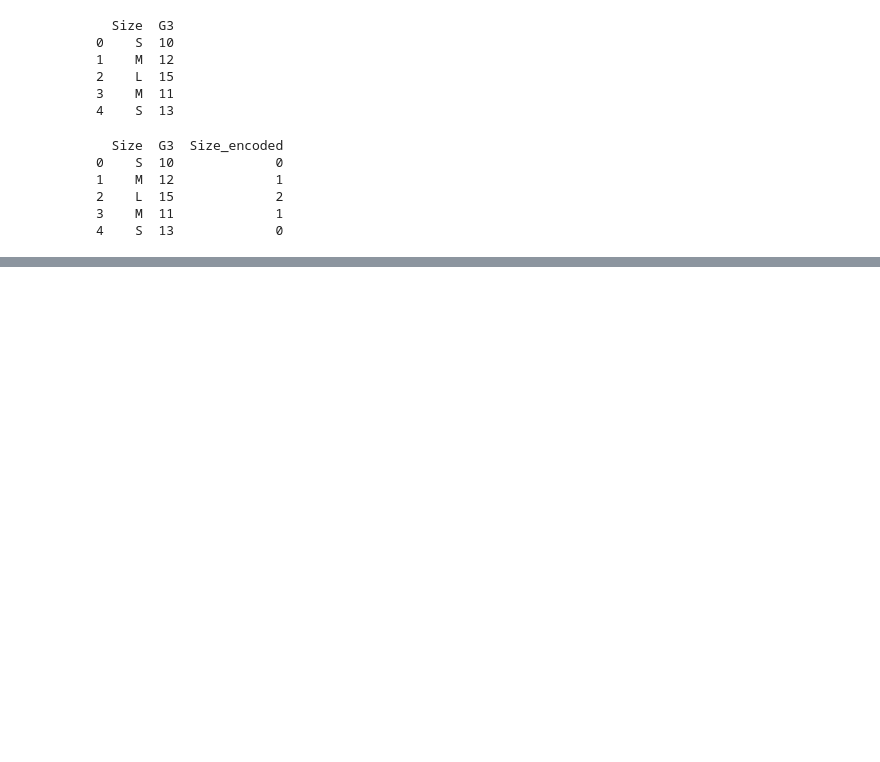
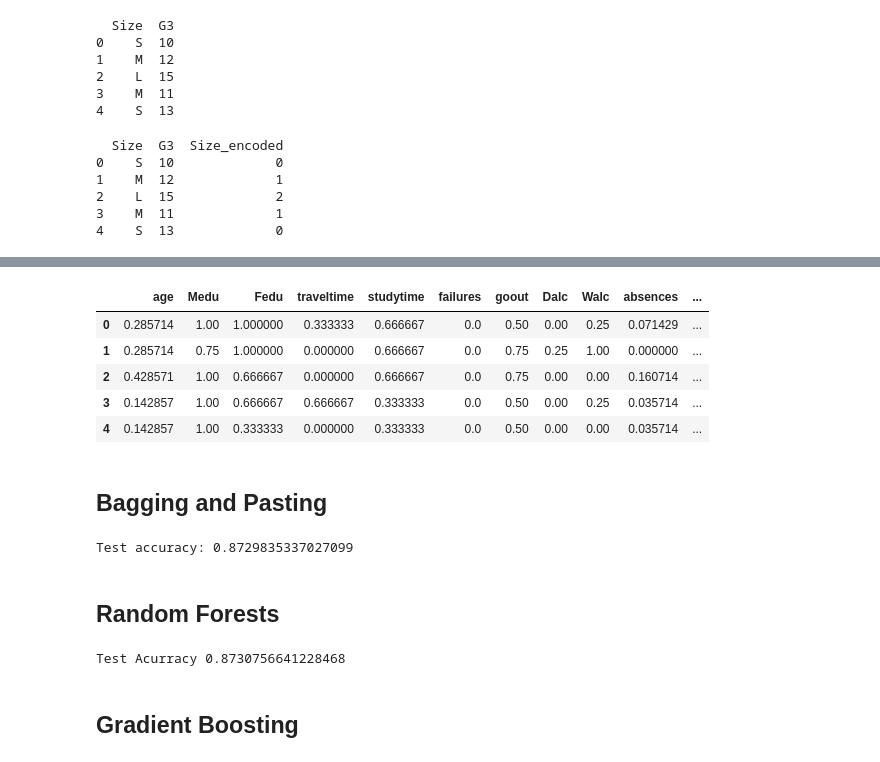
Before and after one commit to MMEKUSS/Proyecto-Machine-Learning, a Jupyter notebook: Proyecto-Machine-Learning.ipynb, the cells around one changed output, grey strips where cells are left out. Saved outputs shown, nothing was run; the diff lists cells and outputs as text; code cells hidden in the pictures; blank space fills up the shorter version.

```diff
--- a/Proyecto-Machine-Learning.ipynb
+++ b/Proyecto-Machine-Learning.ipynb
@@ -313,0 +498,52 @@ print(dataset)
+# %%
+X_test_norm = pd.DataFrame(X_test_norm, columns = X_test_mat_def.columns)
+
+X_test_norm.head()
+# %% [output]
+|  | age | Medu | Fedu | traveltime | studytime | failures | goout | Dalc | Walc | absences | ... |
+| 0 | 0.285714 | 1.00 | 1.000000 | 0.333333 | 0.666667 | 0.0 | 0.50 | 0.00 | 0.25 | 0.071429 | ... |
+| 1 | 0.285714 | 0.75 | 1.000000 | 0.000000 | 0.666667 | 0.0 | 0.75 | 0.25 | 1.00 | 0.000000 | ... |
+| 2 | 0.428571 | 1.00 | 0.666667 | 0.000000 | 0.666667 | 0.0 | 0.75 | 0.00 | 0.00 | 0.160714 | ... |
+| 3 | 0.142857 | 1.00 | 0.666667 | 0.666667 | 0.333333 | 0.0 | 0.50 | 0.00 | 0.25 | 0.035714 | ... |
+| 4 | 0.142857 | 1.00 | 0.333333 | 0.000000 | 0.333333 | 0.0 | 0.50 | 0.00 | 0.00 | 0.035714 | ... |
+# %% [markdown]
+## Bagging and Pasting
+# %%
+from sklearn.tree import DecisionTreeRegressor
+from sklearn.ensemble import BaggingRegressor
+
+
+bagging_reg = BaggingRegressor(
+    estimator=DecisionTreeRegressor(max_depth=20),
+    n_estimators=100,
+    max_samples=1000,
+    random_state=0
+)
+
+bagging_reg.fit(X_train_norm, y_train_mat)
+
+
+pred = bagging_reg.predict(X_test_norm)
+
+
+print("Test accuracy:", bagging_reg.score(X_test_norm, y_test_mat))
+# %% [output]
+Test accuracy: 0.8729835337027099
+# %% [markdown]
+## Random Forests
+# %%
+from sklearn.ensemble import RandomForestRegressor
+
+
+forest = RandomForestRegressor(n_estimators=100,
+                             max_depth=20)
+
+forest.fit(X_train_norm, y_train_mat)
+
+pred = forest.predict(X_test_norm)
+
+print("Test Acurracy", forest.score(X_test_norm, y_test_mat))
+# %% [output]
+Test Acurracy 0.8730756641228468
+# %% [markdown]
+## Gradient Boosting
```
Also changed, not shown: parts of 28 cells of this notebook, 1 other file.
